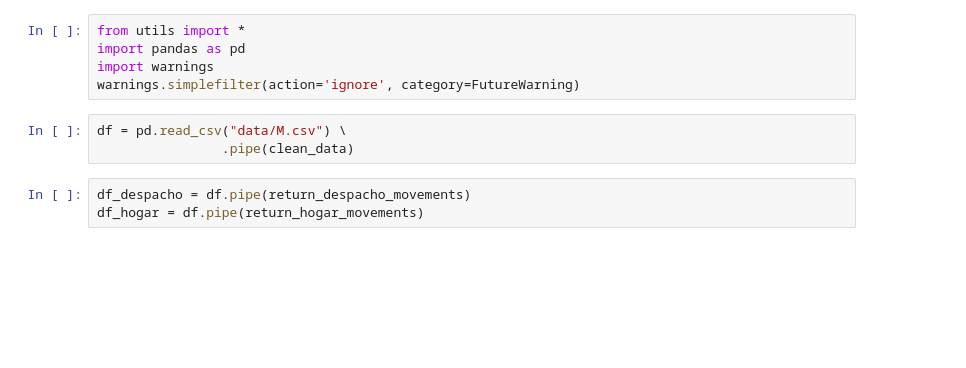
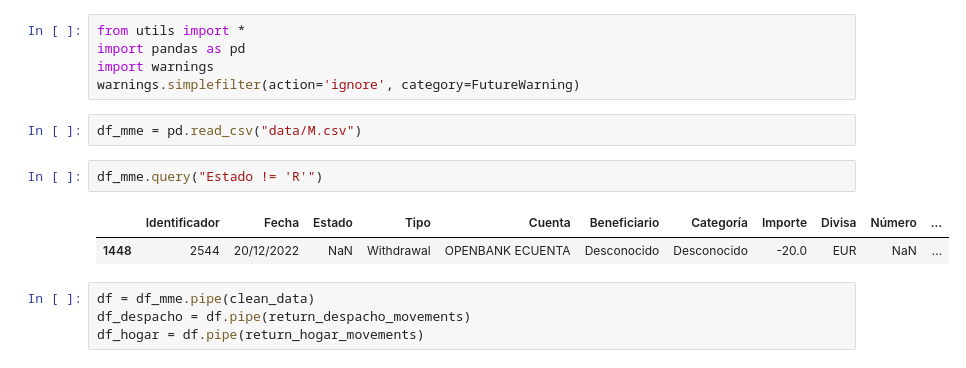
Before and after one commit to dvillaj/MoneyManagerEx-Analysis, a Jupyter notebook: Contabilidad.ipynb, the cells around one changed output. Saved outputs shown, nothing was run; the diff lists cells and outputs as text; blank space fills up the shorter version.

```diff
--- a/Contabilidad.ipynb
+++ b/Contabilidad.ipynb
@@ -4,9 +4,14 @@ import pandas as pd
 import warnings
 warnings.simplefilter(action='ignore', category=FutureWarning)
 # %%
-df = pd.read_csv("data/M.csv") \
-                .pipe(clean_data)
+df_mme = pd.read_csv("data/M.csv")
+# %%
+df_mme.query("Estado != 'R'")
+# %% [output]
+|  | Identificador | Fecha | Estado | Tipo | Cuenta | Beneficiario | Categoría | Importe | Divisa | Número | ... |
+| 1448 | 2544 | 20/12/2022 | NaN | Withdrawal | OPENBANK ECUENTA | Desconocido | Desconocido | -20.0 | EUR | NaN | ... |
 # %%
+df = df_mme.pipe(clean_data)
 df_despacho = df.pipe(return_despacho_movements)
 df_hogar = df.pipe(return_hogar_movements)
 # %%
```
Also changed, not shown: parts of 7 cells of this notebook, 5 other files.
